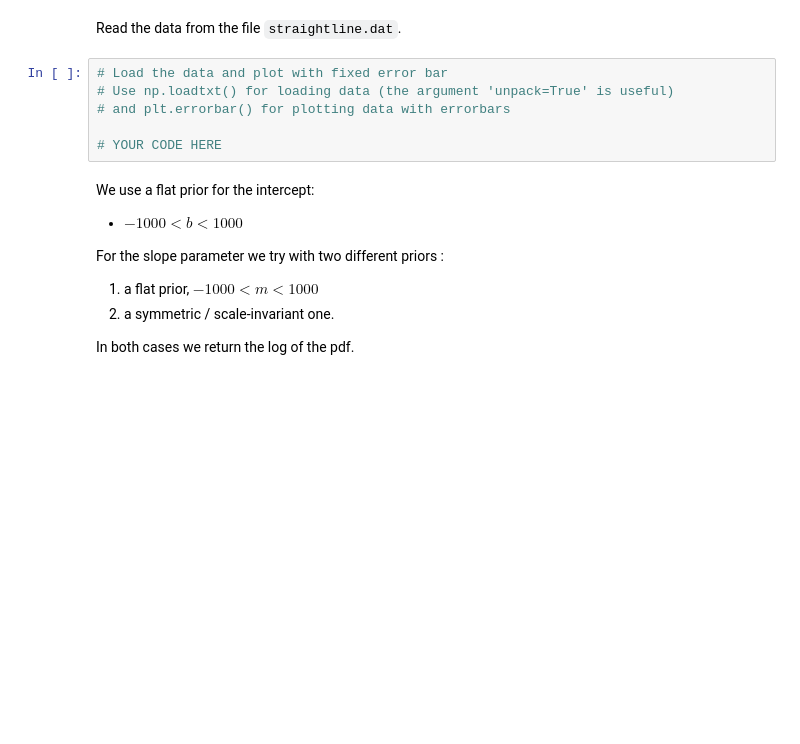
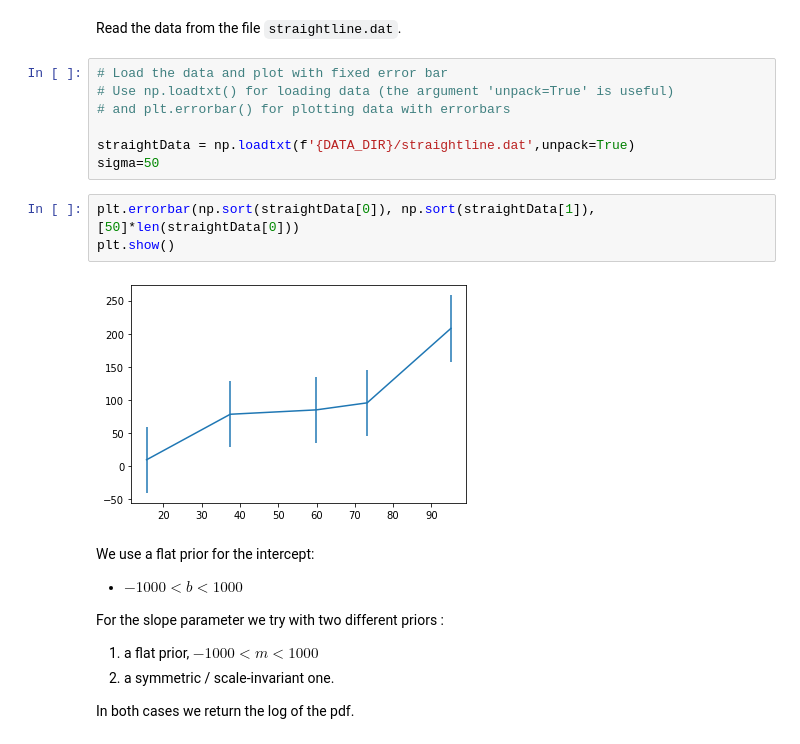
Before and after one commit to pwd-alejandro/learningFromData, a Jupyter notebook: doc/pub/ProblemSets/Set2/TIF285_ProblemSet2/TIF285_ProblemSet2/TIF285_ps2_basic_problems.ipynb, the cells around one changed output. Drawn from its saved outputs; the diff is of its cells as text; blank space fills up the shorter version.

```diff
--- a/doc/pub/ProblemSets/Set2/TIF285_ProblemSet2/TIF285_ProblemSet2/TIF285_ps2_basic_problems.ipynb
+++ b/doc/pub/ProblemSets/Set2/TIF285_ProblemSet2/TIF285_ProblemSet2/TIF285_ps2_basic_problems.ipynb
@@ -184,7 +212,13 @@ Read the data from the file `straightline.dat`.
 # Use np.loadtxt() for loading data (the argument 'unpack=True' is useful)
 # and plt.errorbar() for plotting data with errorbars
 
-# YOUR CODE HERE
+straightData = np.loadtxt(f'{DATA_DIR}/straightline.dat',unpack=True)
+sigma=50
+# %%
+plt.errorbar(np.sort(straightData[0]), np.sort(straightData[1]), [50]*len(straightData[0]))
+plt.show()
+# %% [output]
+[figure, added]
 # %% [markdown]
 We use a flat prior for the intercept:
 - $-1000 < b < 1000$
```
Also changed, not shown: parts of 7 cells of this notebook, 1 other file.
